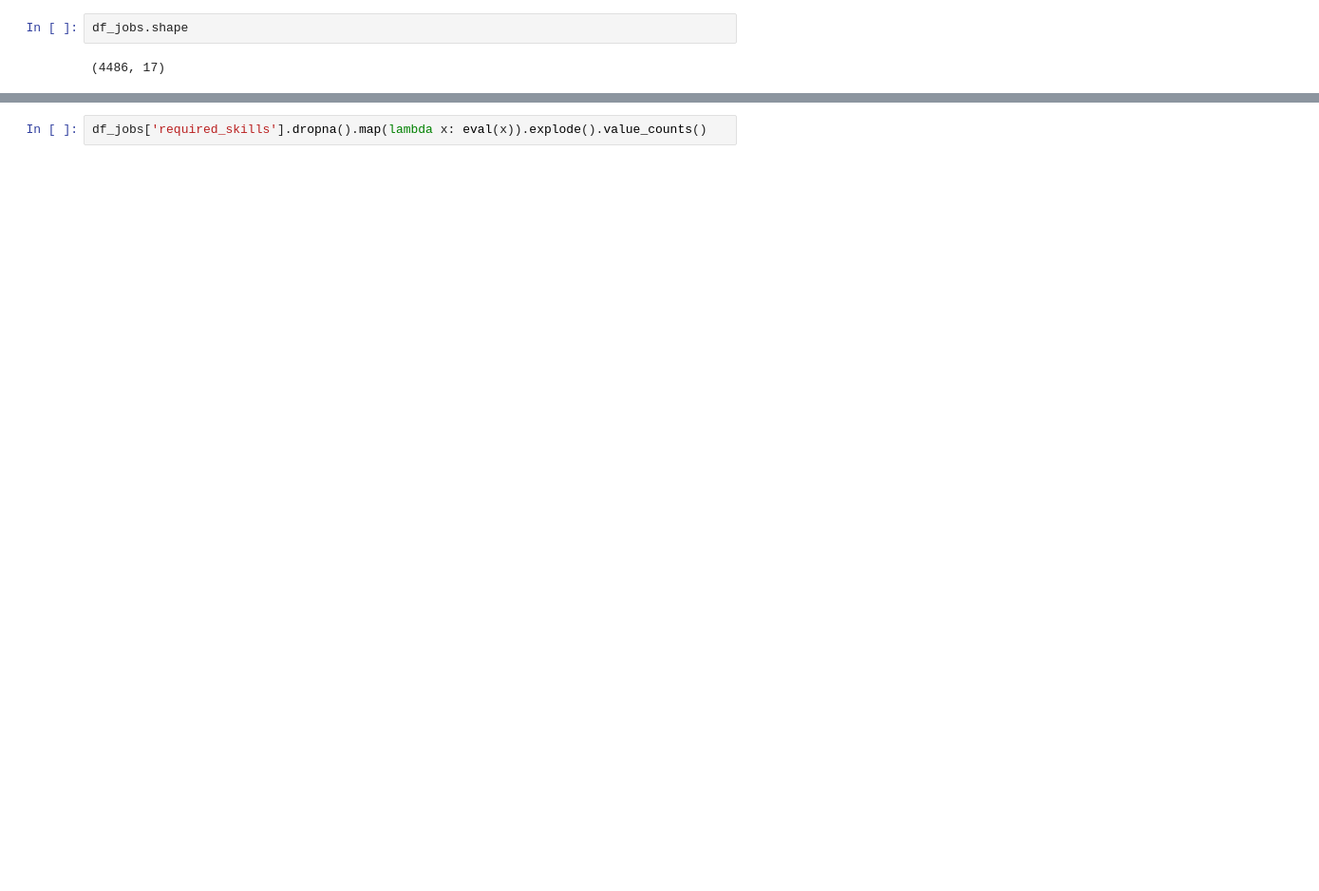
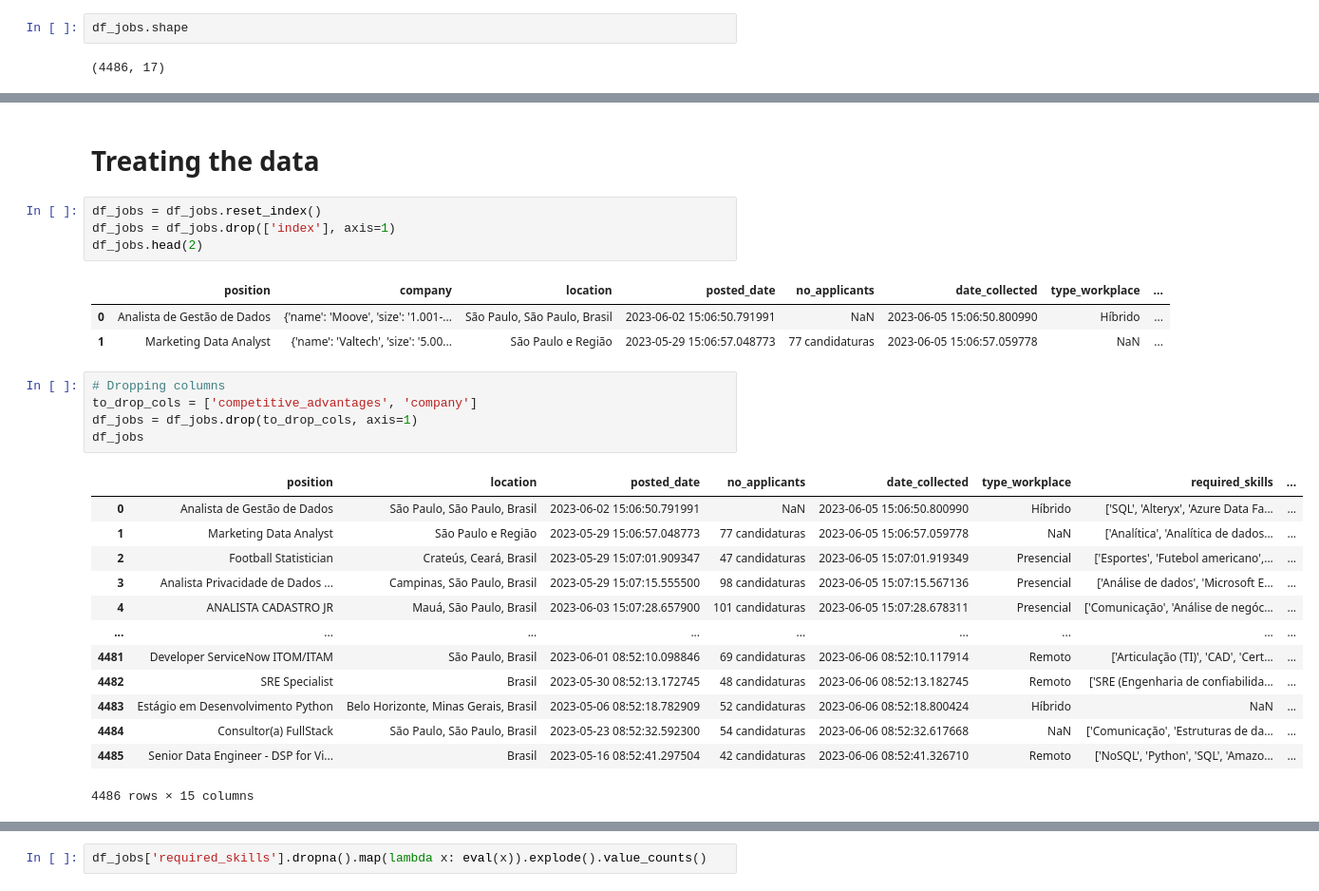
Before and after one commit to alexaiung/Data-Analytics-Job-Tendencies, a Jupyter notebook: job_analysis.ipynb, the cells around one changed output, grey strips where cells are left out. Shown at 95% size. Saved outputs shown, nothing was run; the diff lists cells and outputs as text; blank space fills up the shorter version.

```diff
--- a/job_analysis.ipynb
+++ b/job_analysis.ipynb
@@ -34,0 +112,29 @@ Length: 4486, dtype: bool
+# %% [markdown]
+# Treating the data
+# %%
+df_jobs = df_jobs.reset_index()
+df_jobs = df_jobs.drop(['index'], axis=1)
+df_jobs.head(2)
+# %% [output]
+|  | position | company | location | posted_date | no_applicants | date_collected | type_workplace | ... |
+| 0 | Analista de Gestão de Dados | {'name': 'Moove', 'size': '1.001-... | São Paulo, São Paulo, Brasil | 2023-06-02 15:06:50.791991 | NaN | 2023-06-05 15:06:50.800990 | Híbrido | ... |
+| 1 | Marketing Data Analyst | {'name': 'Valtech', 'size': '5.00... | São Paulo e Região | 2023-05-29 15:06:57.048773 | 77 candidaturas | 2023-06-05 15:06:57.059778 | NaN | ... |
+# %%
+# Dropping columns
+to_drop_cols = ['competitive_advantages', 'company']
+df_jobs = df_jobs.drop(to_drop_cols, axis=1)
+df_jobs
+# %% [output]
+|  | position | location | posted_date | no_applicants | date_collected | type_workplace | required_skills | ... |
+| 0 | Analista de Gestão de Dados | São Paulo, São Paulo, Brasil | 2023-06-02 15:06:50.791991 | NaN | 2023-06-05 15:06:50.800990 | Híbrido | ['SQL', 'Alteryx', 'Azure Data Fa... | ... |
+| 1 | Marketing Data Analyst | São Paulo e Região | 2023-05-29 15:06:57.048773 | 77 candidaturas | 2023-06-05 15:06:57.059778 | NaN | ['Analítica', 'Analítica de dados... | ... |
+| 2 | Football Statistician | Crateús, Ceará, Brasil | 2023-05-29 15:07:01.909347 | 47 candidaturas | 2023-06-05 15:07:01.919349 | Presencial | ['Esportes', 'Futebol americano',... | ... |
+| 3 | ­­­Analista Privacidade de Dados ... | Campinas, São Paulo, Brasil | 2023-05-29 15:07:15.555500 | 98 candidaturas | 2023-06-05 15:07:15.567136 | Presencial | ['Análise de dados', 'Microsoft E... | ... |
+| 4 | ANALISTA CADASTRO JR | Mauá, São Paulo, Brasil | 2023-06-03 15:07:28.657900 | 101 candidaturas | 2023-06-05 15:07:28.678311 | Presencial | ['Comunicação', 'Análise de negóc... | ... |
+| ... | ... | ... | ... | ... | ... | ... | ... | ... |
+| 4481 | Developer ServiceNow ITOM/ITAM | São Paulo, Brasil | 2023-06-01 08:52:10.098846 | 69 candidaturas | 2023-06-06 08:52:10.117914 | Remoto | ['Articulação (TI)', 'CAD', 'Cert... | ... |
+| 4482 | SRE Specialist | Brasil | 2023-05-30 08:52:13.172745 | 48 candidaturas | 2023-06-06 08:52:13.182745 | Remoto | ['SRE (Engenharia de confiabilida... | ... |
+| 4483 | Estágio em Desenvolvimento Python | Belo Horizonte, Minas Gerais, Brasil | 2023-05-06 08:52:18.782909 | 52 candidaturas | 2023-06-06 08:52:18.800424 | Híbrido | NaN | ... |
+| 4484 | Consultor(a) FullStack | São Paulo, São Paulo, Brasil | 2023-05-23 08:52:32.592300 | 54 candidaturas | 2023-06-06 08:52:32.617668 | NaN | ['Comunicação', 'Estruturas de da... | ... |
+| 4485 | Senior Data Engineer - DSP for Vi... | Brasil | 2023-05-16 08:52:41.297504 | 42 candidaturas | 2023-06-06 08:52:41.326710 | Remoto | ['NoSQL', 'Python', 'SQL', 'Amazo... | ... |
+4486 rows × 15 columns
```
Also changed, not shown: parts of 30 cells of this notebook.
